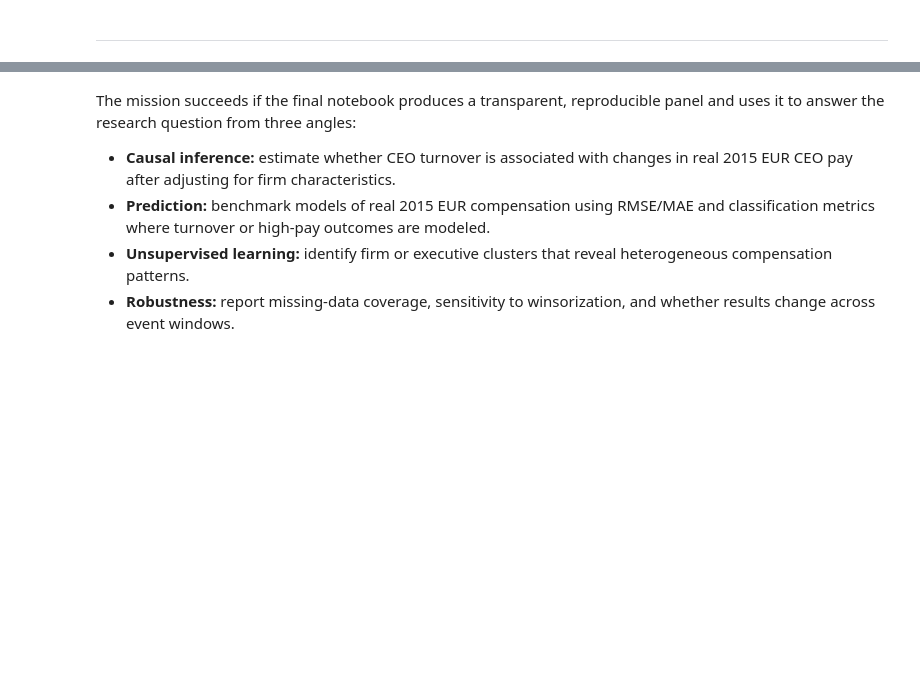
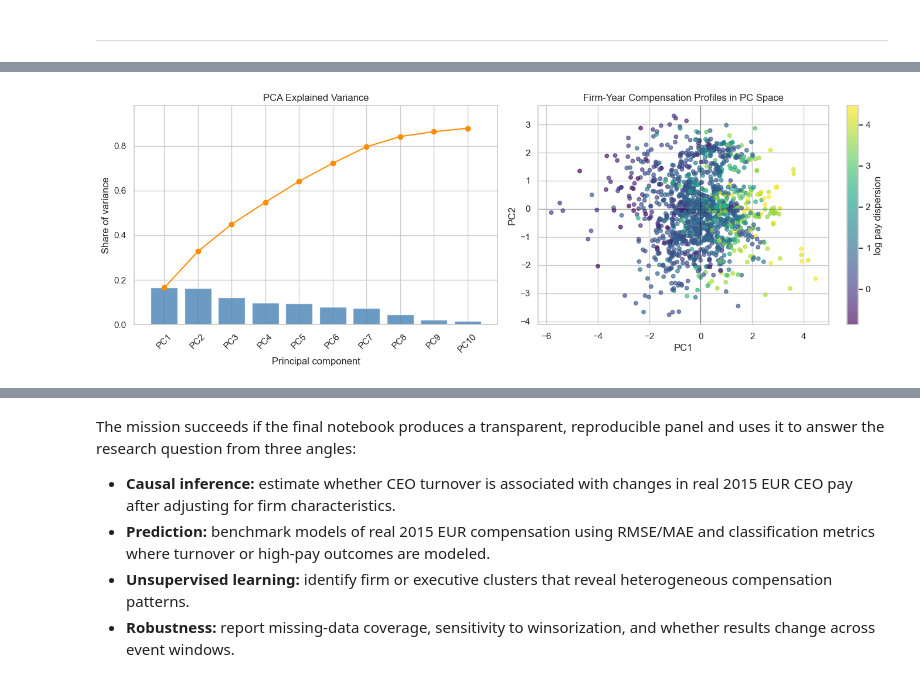
Before and after one commit to rizkyakbar-tud/DAI, a Jupyter notebook: mission/proposals_st26/mission_proposal_Akbar-Zduńczyk.ipynb, the cells around one changed output, grey strips where cells are left out. Saved outputs shown, nothing was run; the diff lists cells and outputs as text; code cells hidden in the pictures; blank space fills up the shorter version.

Commit message:
unsupervised learning updates

```diff
--- a/mission/proposals_st26/mission_proposal_Akbar-Zduńczyk.ipynb
+++ b/mission/proposals_st26/mission_proposal_Akbar-Zduńczyk.ipynb
@@ -5178,0 +5423,97 @@ Saved pay-dispersion models and metrics to: ../data/model_cache
+# %%
+# -- 12.4  PCA dimensionality reduction ------------------------------------
+from sklearn.decomposition import PCA
+
+unsup_pca = PCA()
+unsup_pca_scores = unsup_pca.fit_transform(X_unsup_preprocessed_dense)
+
+unsup_pca_columns = [
+    f"PC{i}"
+    for i in range(1, unsup_pca_scores.shape[1] + 1)
+]
+unsup_pca_df = pd.DataFrame(
+    unsup_pca_scores,
+    columns=unsup_pca_columns,
+    index=unsup_sample.index,
+)
+
+unsup_pca_plot_df = pd.concat(
+    [
+        unsup_sample[[col for col in unsup_id_columns if col in unsup_sample.columns]].reset_index(drop=True),
+        unsup_sample[["log_w_real_pay", "log_pay_dispersion"]].reset_index(drop=True),
+        unsup_pca_df[["PC1", "PC2"]].reset_index(drop=True),
+    ],
+    axis=1,
+)
+
+unsup_pca_variance = pd.DataFrame({
+    "component": unsup_pca_columns,
+    "explained_variance_ratio": unsup_pca.explained_variance_ratio_,
+    "cumulative_explained_variance": np.cumsum(unsup_pca.explained_variance_ratio_),
+})
+
+unsup_pca_loadings = pd.DataFrame(
+    unsup_pca.components_.T,
+    index=unsup_feature_names,
+    columns=unsup_pca_columns,
+)
+
+pc1_top_features = unsup_pca_loadings["PC1"].abs().sort_values(ascending=False).head(10).index
+pc2_top_features = unsup_pca_loadings["PC2"].abs().sort_values(ascending=False).head(10).index
+
+pc_loading_summary = pd.DataFrame({
+    "PC1_feature": pc1_top_features,
+    "PC1_loading": unsup_pca_loadings.loc[pc1_top_features, "PC1"].values,
+    "PC2_feature": pc2_top_features,
+    "PC2_loading": unsup_pca_loadings.loc[pc2_top_features, "PC2"].values,
+})
+
+print("PCA fitted on the preprocessed unsupervised feature matrix.")
+print(
+    "Variance explained by PC1 and PC2: "
+    f"{unsup_pca_variance.loc[1, 'cumulative_explained_variance']:.1%}"
+)
+
+display(unsup_pca_variance.head(10).round(4))
+display(pc_loading_summary.round(3))
+
+fig, axes = plt.subplots(1, 2, figsize=(14, 5))
+
+n_show = min(10, len(unsup_pca_variance))
+axes[0].bar(
+    unsup_pca_variance["component"].head(n_show),
+    unsup_pca_variance["explained_variance_ratio"].head(n_show),
+    color="steelblue",
+    alpha=0.8,
+)
+axes[0].plot(
+    unsup_pca_variance["component"].head(n_show),
+    unsup_pca_variance["cumulative_explained_variance"].head(n_show),
+    color="darkorange",
+    marker="o",
+)
+axes[0].set_title("PCA Explained Variance")
+axes[0].set_xlabel("Principal component")
+axes[0].set_ylabel("Share of variance")
+axes[0].tick_params(axis="x", rotation=45)
+axes[0].set_ylim(0, min(1.05, max(0.2, unsup_pca_variance["cumulative_explained_variance"].head(n_show).max() + 0.1)))
+
+scatter = axes[1].scatter(
+    unsup_pca_plot_df["PC1"],
+    unsup_pca_plot_df["PC2"],
+    c=unsup_pca_plot_df["log_pay_dispersion"],
+    cmap="viridis",
+    alpha=0.65,
+    s=22,
+)
+axes[1].axhline(0, color="black", linewidth=0.8, alpha=0.4)
+axes[1].axvline(0, color="black", linewidth=0.8, alpha=0.4)
+axes[1].set_title("Firm-Year Compensation Profiles in PC Space")
+axes[1].set_xlabel("PC1")
+axes[1].set_ylabel("PC2")
+colorbar = fig.colorbar(scatter, ax=axes[1])
+colorbar.set_label("log pay dispersion")
+
+plt.tight_layout()
+plt.show()
+# %% [output]
@@ -5178,0 +5544 @@ Saved pay-dispersion models and metrics to: ../data/model_cache
+[figure, added]
```
Also changed, not shown: parts of 29 cells of this notebook.
